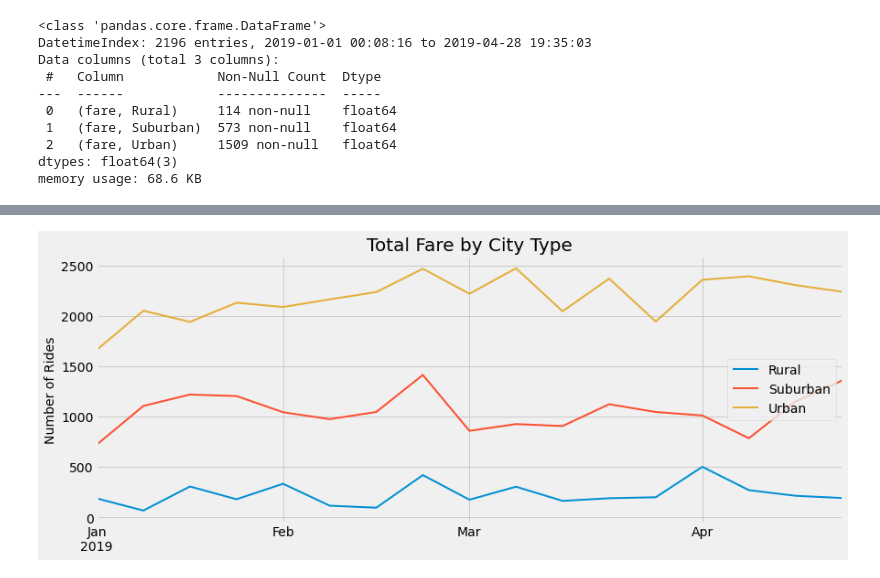
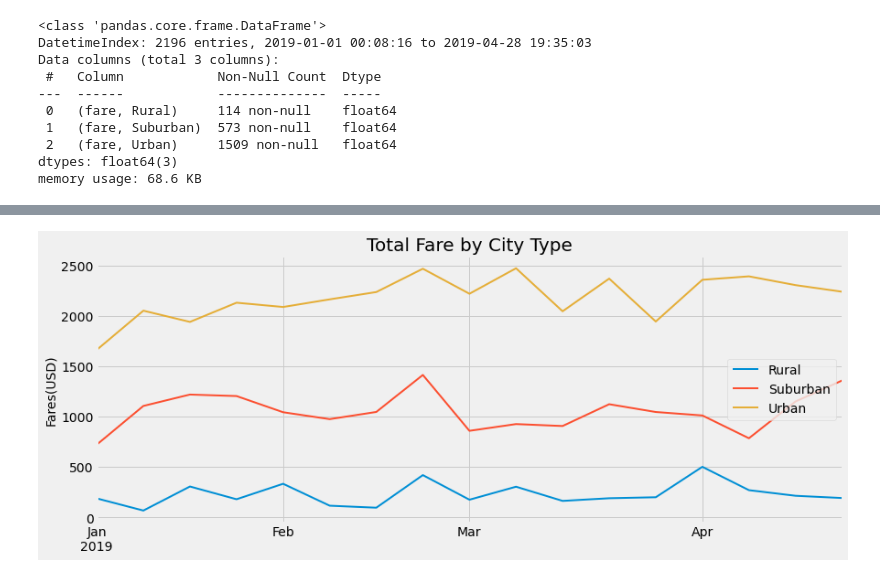
Before and after one commit to taviosammy/PyBer_Analysis, a Jupyter notebook: PyBer_Challenge.ipynb, the cells around one changed output, grey strips where cells are left out. Saved outputs shown, nothing was run; the diff lists cells and outputs as text; code cells hidden in the pictures.

```diff
--- a/PyBer_Challenge.ipynb
+++ b/PyBer_Challenge.ipynb
@@ -243,25 +244,25 @@ Jan_Apr_by_week
 # %%
 # 8. Using the object-oriented interface method, plot the resample DataFrame using the df.plot() function.
 
 # Import the style from Matplotlib.
 from matplotlib import style
 # Use the graph style fivethirtyeight.
 style.use('fivethirtyeight')
 
 # Create the plot with ax.plt()
 ax = Jan_Apr_by_week.plot(figsize=(13,5), linewidth=(2), label= 'City Type')
 
 #add a legend
 ax.legend(['Rural','Suburban','Urban'])
 
 #create title
 ax.set_title('Total Fare by City Type',fontsize=20)
 
 #Create labels for the x and y axes
-ax.set_ylabel('Number of Rides',fontsize=14)
+ax.set_ylabel('Fares(USD)',fontsize=14)
 
 
 # Save the figure.
 plt.savefig('analysis/PyBer_fare_summary.png')
 # %% [output]
-[figure, old version]
+[figure, new version]
```
Also changed, not shown: parts of 6 cells of this notebook, 1 other file.
